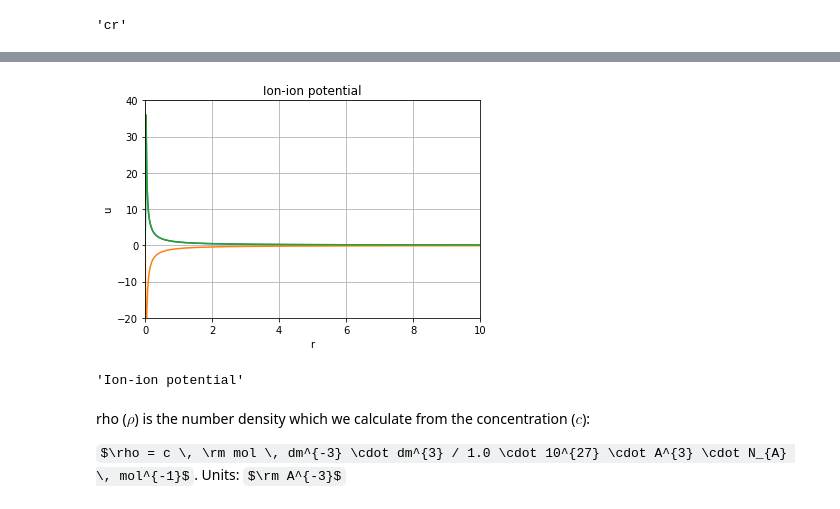
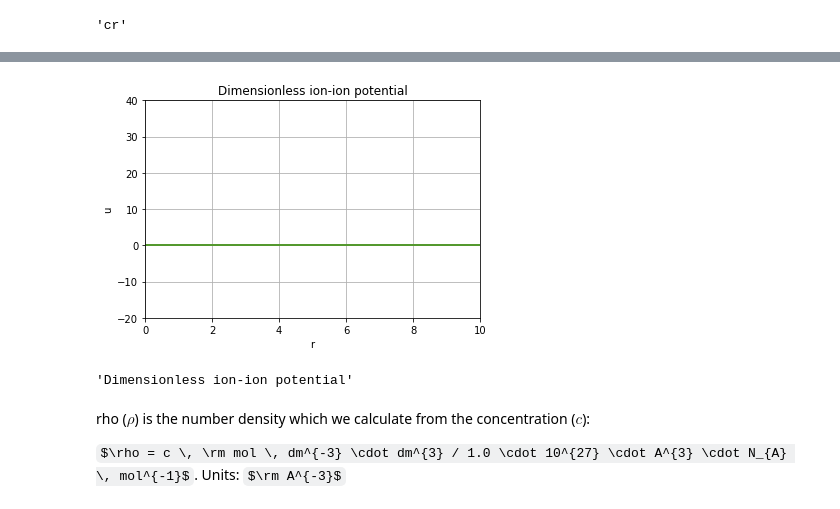
Before and after one commit to Mjboothaus/PhD-Thesis, a Jupyter notebook: notebooks/singlet_kcl.ipynb, the cells around one changed output, grey strips where cells are left out. Cells and saved outputs as stored; diff of their text form; code cells hidden in the pictures; some formulas as TeX source.

```diff
--- a/notebooks/singlet_kcl.ipynb
+++ b/notebooks/singlet_kcl.ipynb
@@ -86,4 +96,4 @@ $\beta = 1 / k T$. Units: $\rm m^{-2} \cdot kg^{-1} \cdot s^{2}$
 # %%
 beta = 1.0 / (Boltzmann * temperature)
 # %%
-epsilon = 4.0 * np.pi * epsilon_0   # units same as $\epsilon_0$
+epsilon = 4.0 * np.pi * eps_r * epsilon_0   # units same as $\epsilon_0$
@@ -173,0 +191,2 @@ make_simple_plot(r, cr, "r", "cr", "cr", yliml=[-2, 2])
+# %%
+charge = calc_charge(valence)
@@ -179,7 +202,7 @@ def calc_u(valence, cap_b, alpha, cap_c, cap_d, r):
     for i in range(n_component):
         for j in range(i, n_component):
             l = calc_l_index(i, j)
-            u[1:, l] = valence[i] * valence[j] / (r[1:] * epsilon)
+            u[1:, l] = charge[i] * charge[j]  / (r[1:] * epsilon * 1e10)
     return u
 # %%
-u = calc_u(valence, cap_b, alpha, cap_c, cap_d, r)
+u = calc_u(charge, cap_b, alpha, cap_c, cap_d, r)
@@ -196,8 +219,8 @@ array([[ 0.00000000e+00,  0.00000000e+00,  0.00000000e+00],
 # %%
-make_simple_plot(r, u/1e10, "r", "u", "Ion-ion potential")
+make_simple_plot(r, beta * u, "r", "u", "Dimensionless ion-ion potential")
 # %% [output]
-[figure, old version]
+[figure, new version]
-'Ion-ion potential'
+'Dimensionless ion-ion potential'
 # %%
 psi_0 = 0     # 0 mV  -- get from UI
 # %% [markdown]
```
Also changed, not shown: parts of 30 cells of this notebook.
